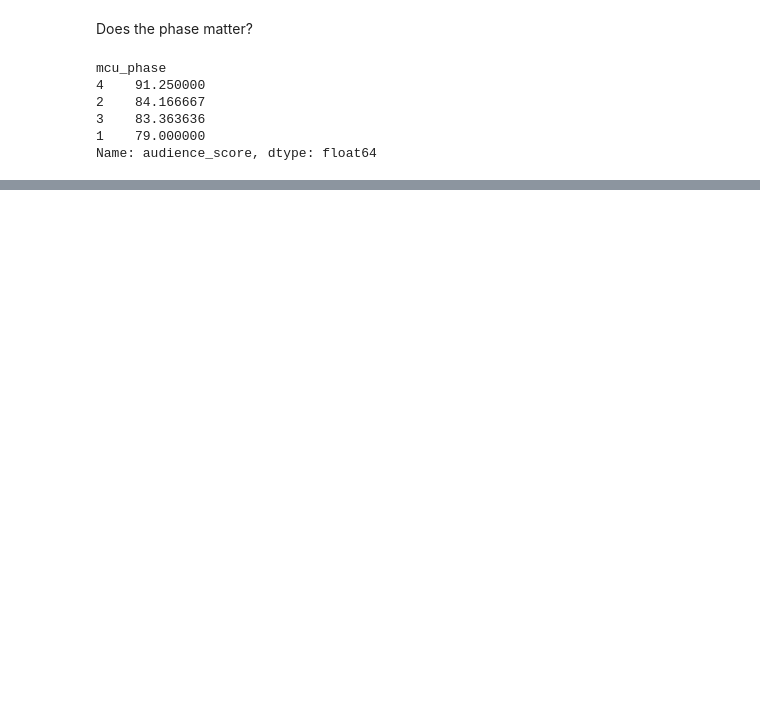
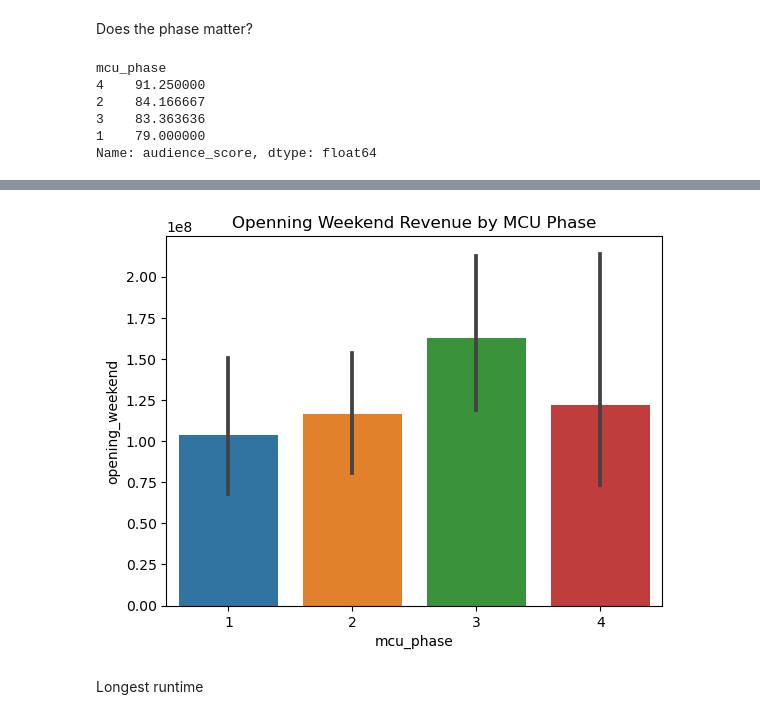
Before and after one commit to henokytilahun/MCUBoxOfficeAnalysis, a Jupyter notebook: analysis.ipynb, the cells around one changed output, grey strips where cells are left out. Cells and saved outputs as stored; diff of their text form; code cells hidden in the pictures; blank space fills up the shorter version.

```diff
--- a/analysis.ipynb
+++ b/analysis.ipynb
@@ -161,0 +170,8 @@ Seasonal Trends?
+# %%
+sns.barplot(df, x='mcu_phase', y='opening_weekend')
+plt.title("Openning Weekend Revenue by MCU Phase")
+plt.show()
+# %% [output]
+[figure, added]
+# %% [markdown]
+Longest runtime
```
Also changed, not shown: parts of 14 cells of this notebook, 2 other files.
